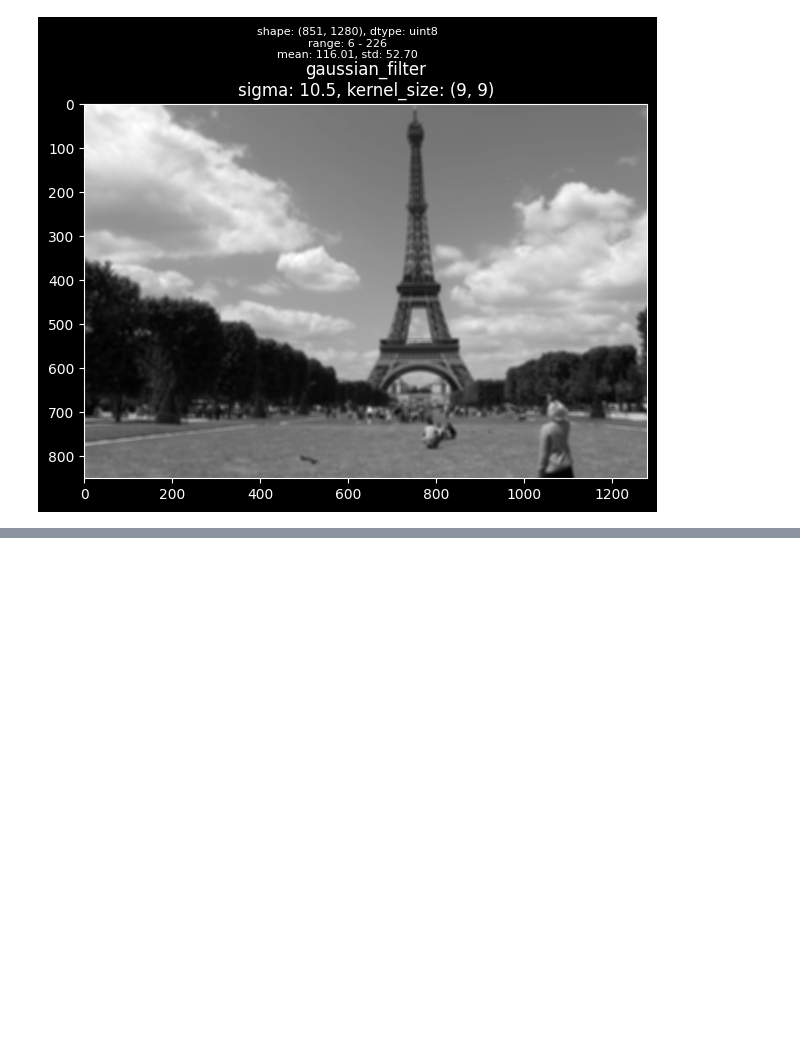
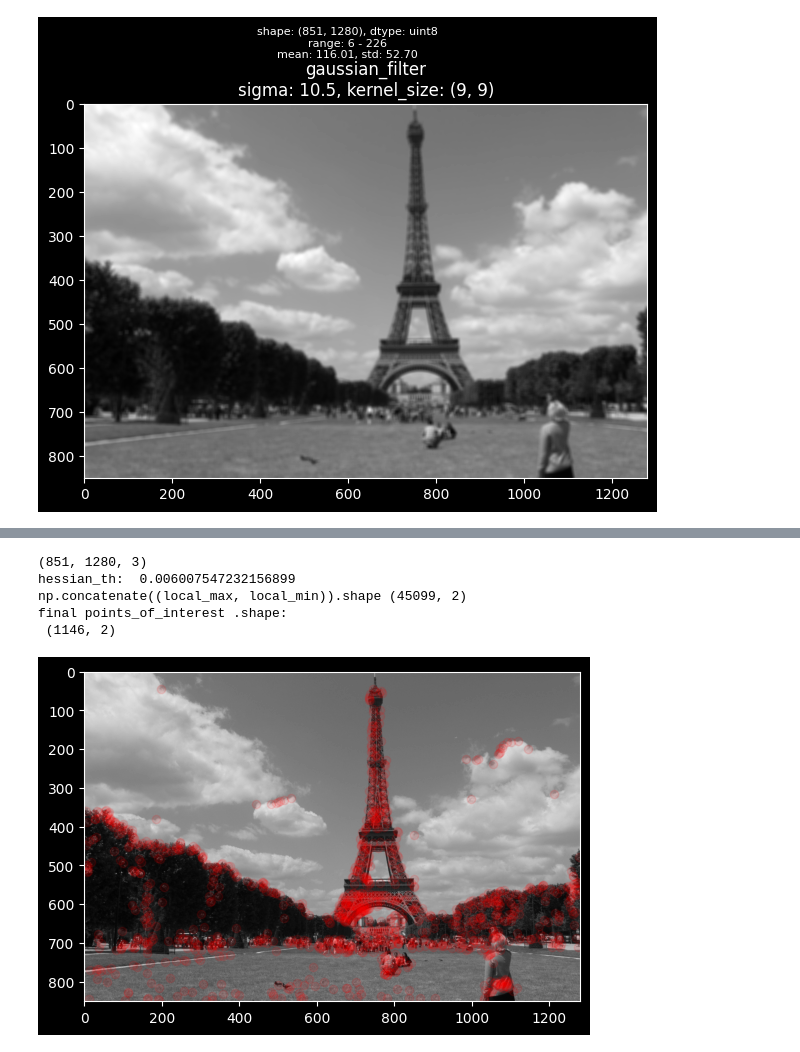
Before and after one commit to melihozaydin/MSc_Projects, a Jupyter notebook: BM5113 - Bilgisayarla Görme/hw2/ödev2.2.ipynb, the cells around one changed output, grey strips where cells are left out. Drawn from its saved outputs; the diff is of its cells as text; code cells hidden in the pictures; blank space fills up the shorter version.

```diff
--- a/BM5113 - Bilgisayarla Görme/hw2/ödev2.2.ipynb
+++ b/BM5113 - Bilgisayarla Görme/hw2/ödev2.2.ipynb
@@ -102,0 +73,59 @@ plt.show()
+# %%
+from skimage.feature import hessian_matrix, hessian_matrix_eigvals
+import numpy as np
+from skimage.feature import peak_local_max
+from skimage.filters import difference_of_gaussians
+
+
+def find_poi(image, sigma_min, sigma_max, threshold):
+    # Create the scale space by applying DoG filtering
+    scale_space = difference_of_gaussians(image, sigma_min, sigma_max)
+    # Find local maxima
+    local_max = peak_local_max(scale_space, threshold_rel=threshold, min_distance=1, indices=True)
+    # Find local minima by reversing the sign of the scale space
+    scale_space = -scale_space
+    local_min = peak_local_max(scale_space, threshold_rel=threshold, min_distance=1, indices=True)
+
+    hessian = np.transpose(np.array(hessian_matrix(image, sigma=sigma_max, order='rc')), (1,2,0))
+    hessian_th = hessian.max() * threshold
+    print(hessian.shape)
+    print("hessian_th: ", hessian_th)
+
+    # Use the Hessian matrix to clean up the points
+    final_points = []
+    """
+    for point in np.concatenate((local_max, local_min)):
+        eig_val, eig_vec = np.linalg.eig(hessian[point[0]][point[1]])
+        if eig_val[0] < threshold and eig_val[1] < threshold:
+            continue
+        # Append to the points of interest
+        points_of_interest.append(point)
+    """
+
+    print("np.concatenate((local_max, local_min)).shape", np.concatenate((local_max, local_min)).shape)
+    for point in np.concatenate((local_max, local_min)):
+        if (hessian[point[0]][point[1]] > hessian_th).all():
+            final_points.append(point)
+
+    final_points = np.array(final_points)
+    print("final points_of_interest .shape: \n", final_points.shape)
+
+    return final_points
+
+
+# Call the find_poi function
+points_of_interest = find_poi(img, sigma_min=0.5, sigma_max=1, threshold=0.05)
+
+# Plot the image
+plt.imshow(img, cmap='gray')
+# Plot the points of interest on top of the image
+plt.plot(points_of_interest[:, 1], points_of_interest[:, 0], 'ro', alpha=0.1)
+
+plt.show()
+# %% [output]
+(851, 1280, 3)
+hessian_th:  0.006007547232156899
+np.concatenate((local_max, local_min)).shape (45099, 2)
+final points_of_interest .shape:
+ (1146, 2)
+[figure, added]
```
Also changed, not shown: parts of 1 cell of this notebook, 3 other files.
